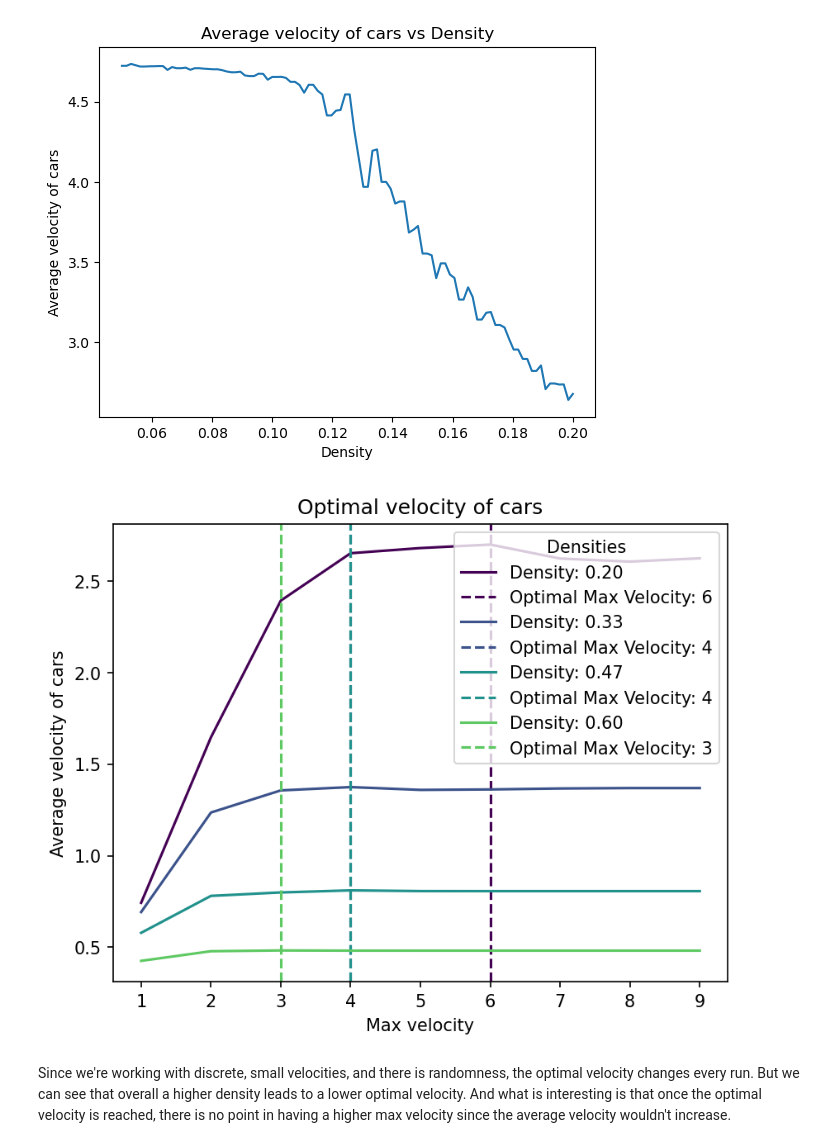
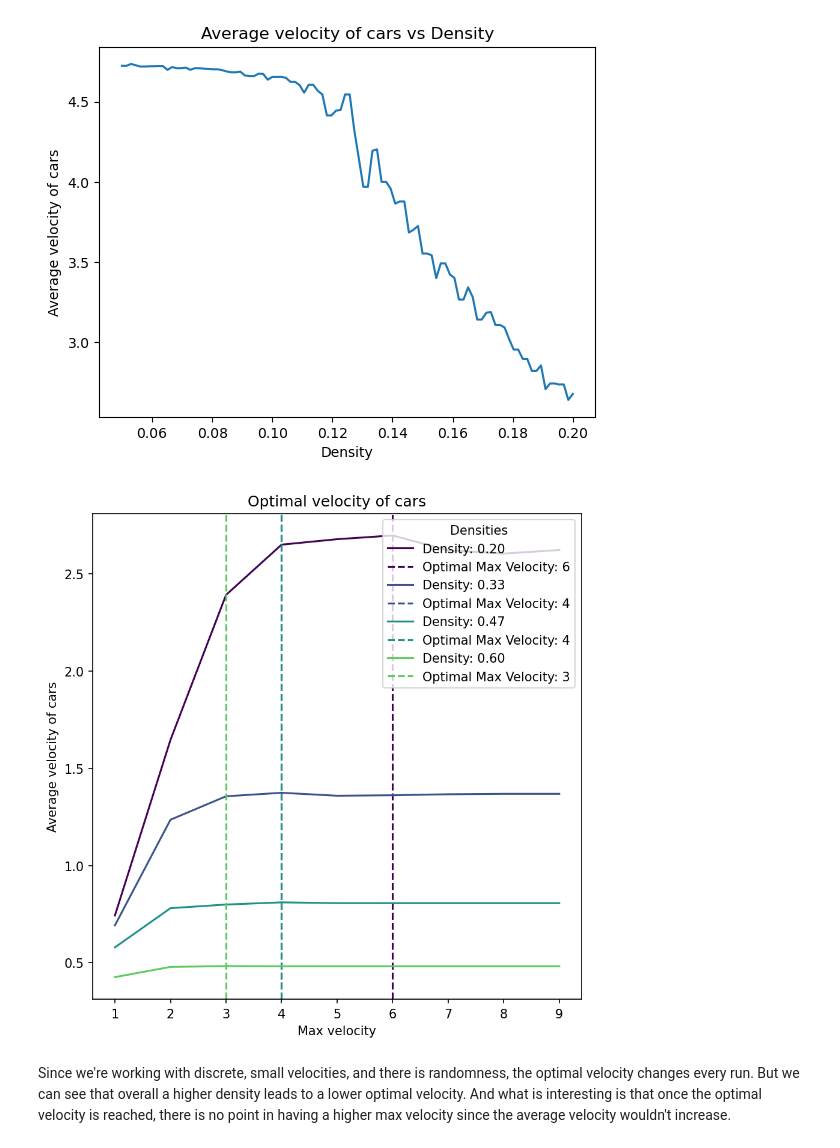
Before and after one commit to SofiaHilma/Traffic_flow_simulation, a Jupyter notebook: velocities.ipynb, the cells around one changed output. Drawn from its saved outputs; the diff is of its cells as text; code cells hidden in the pictures.

Commit message:
polished up and generated plots

```diff
--- a/velocities.ipynb
+++ b/velocities.ipynb
@@ -13,15 +13,16 @@ p = 0.2
 # %%
 fig, axs = plt.subplots(1,len(velocities), figsize = (25, 5))
 for v in velocities:
-    simulation = functions.Nagel_Schreckenberg(L, N, v, p, tmax)[0]
+    simulation = functions.Nagel_Schreckenberg(L, N, v, p, tmax)
+    simulation.run_model()
     points = np.zeros((tmax, L))
     for i in range(L):
         for j in range(tmax):
-            if simulation[j][i] > -1:
+            if simulation.positions[j][i] > -1:
                 points[j][i] = 1
             else:
                 points[j][i] = 0
-    axs[v-1].set_title('Velocity {}'.format(v))
+    axs[v-1].set_title('Max velocity: {}'.format(v))
     axs[v-1].imshow(points, cmap = "cool", interpolation = "nearest")
 plt.show()
 # %% [output]
@@ -71,40 +72,40 @@ velocity_averages = []
 
 for v in v_max:
     for density in densities:
-        simulation = functions.Nagel_Schreckenberg(L, int(L * density), v, p, tmax, seed = 2024)
+        simulation = functions.Nagel_Schreckenberg(L, int(L * density), v, p, tmax)
         simulation.run_model()
         velocity_average = simulation.average_velocity()
         velocity_averages.append(velocity_average)
 
 # Reshape velocity_averages to match the shape of v_max and densities
 velocity_averages = np.array(velocity_averages).reshape(len(v_max), len(densities))
 
 
-plt.figure(dpi=150)
+plt.figure(figsize = (7, 7), dpi=150)
 # For each density
 for i in range(len(densities)):
     # Plotting the lines with gradients of colour
     colour = plt.cm.viridis(i / float(len(densities)))
     plt.plot(v_max, velocity_averages[:, i], color=colour, label=f'Density: {densities[i]:.2f}')
 
     # Calculate the rate of change of velocity for each density
     rate_of_change = np.diff(velocity_averages[:, i]) / np.diff(v_max)
 
     # Find the indexes where the rate of change starts decreasing
     optimal_index = np.argmax(rate_of_change < 0)
 
     # Find the max velocity that corresponds to this index
     optimal_v_max = v_max[optimal_index]
 
     # Plot the dashed vertical line for optimal max velocity
     plt.axvline(x=optimal_v_max, color=colour, linestyle='--', label=f'Optimal Max Velocity: {optimal_v_max}')
 
 plt.xlabel('Max velocity')
 plt.ylabel('Average velocity of cars')
 plt.title('Optimal velocity of cars')
 plt.legend(title='Densities')
 plt.show()
 # %% [output]
-[figure, old version]
+[figure, new version]
 # %% [markdown]
 Since we're working with discrete, small velocities, and there is randomness, the optimal velocity changes every run. But we can see that overall a higher density leads to a lower optimal velocity. And what is interesting is that once the optimal velocity is reached, there is no point in having a higher max velocity since the average velocity wouldn't increase.
```
Also changed, not shown: parts of 3 cells of this notebook, 5 other files.
